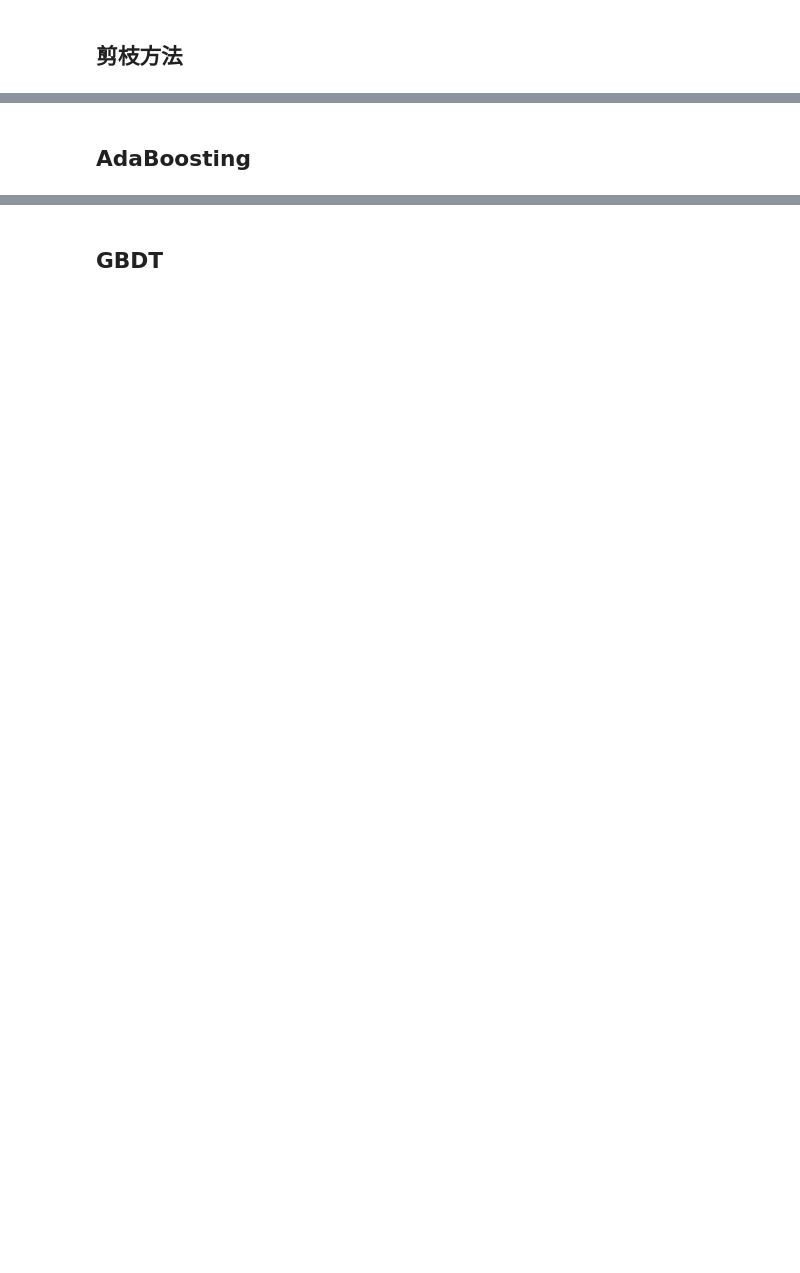
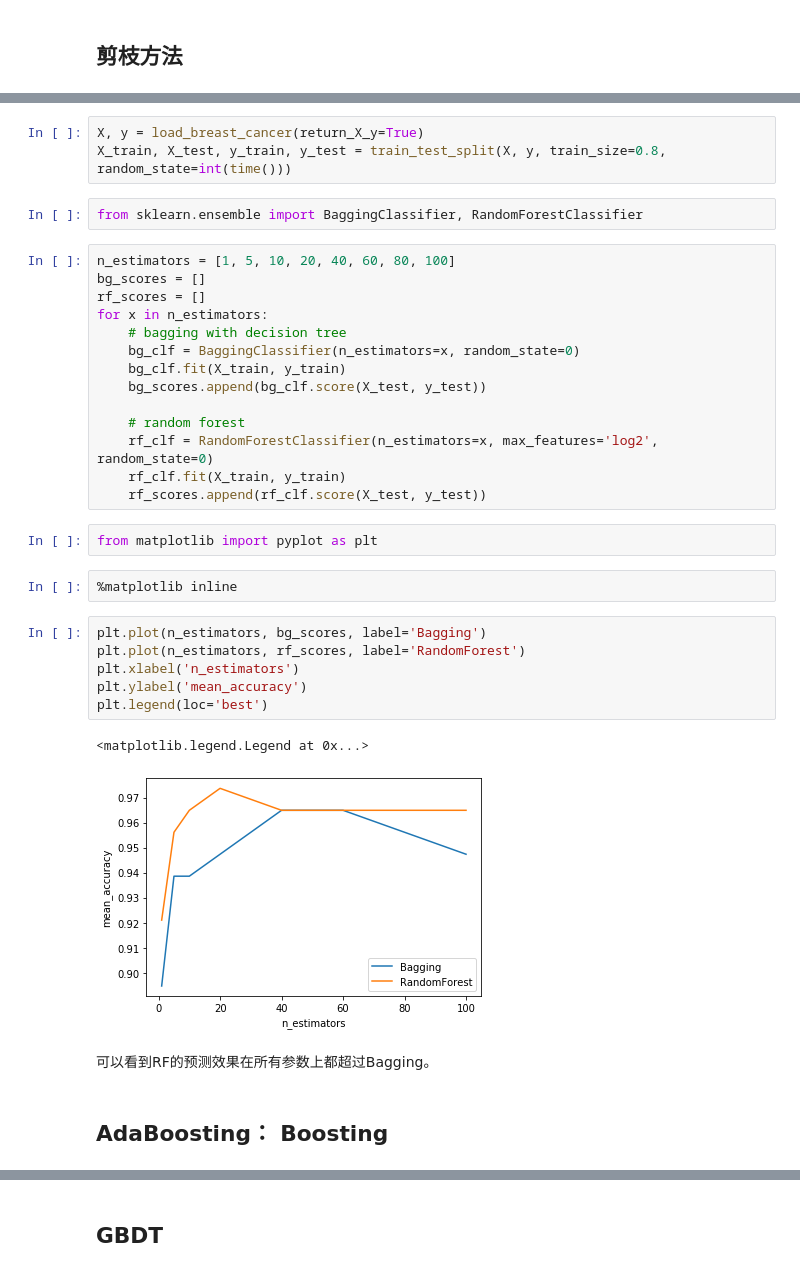
Before and after one commit to yangqinj/Note, a Jupyter notebook: MachineLearning/机器学习问题汇总.ipynb, the cells around one changed output, grey strips where cells are left out. Drawn from its saved outputs; the diff is of its cells as text; blank space fills up the shorter version.

Commit message:
add sklearn experiments and questions

```diff
--- a/MachineLearning/机器学习问题汇总.ipynb
+++ b/MachineLearning/机器学习问题汇总.ipynb
@@ -217,2 +400,36 @@ L1正则化的曲线往往与误差等高线交于坐标轴,使得参数为0,从
+# %%
+X, y = load_breast_cancer(return_X_y=True)
+X_train, X_test, y_train, y_test = train_test_split(X, y, train_size=0.8, random_state=int(time()))
+# %%
+from sklearn.ensemble import BaggingClassifier, RandomForestClassifier
+# %%
+n_estimators = [1, 5, 10, 20, 40, 60, 80, 100]
+bg_scores = []
+rf_scores = []
+for x in n_estimators:
+    # bagging with decision tree
+    bg_clf = BaggingClassifier(n_estimators=x, random_state=0)
+    bg_clf.fit(X_train, y_train)
+    bg_scores.append(bg_clf.score(X_test, y_test))
+
+    # random forest
+    rf_clf = RandomForestClassifier(n_estimators=x, max_features='log2', random_state=0)
+    rf_clf.fit(X_train, y_train)
+    rf_scores.append(rf_clf.score(X_test, y_test))
+# %%
+from matplotlib import pyplot as plt
+# %%
+%matplotlib inline
+# %%
+plt.plot(n_estimators, bg_scores, label='Bagging')
+plt.plot(n_estimators, rf_scores, label='RandomForest')
+plt.xlabel('n_estimators')
+plt.ylabel('mean_accuracy')
+plt.legend(loc='best')
+# %% [output]
+<matplotlib.legend.Legend at 0x...>
+[figure, added]
+# %% [markdown]
+可以看到RF的预测效果在所有参数上都超过Bagging。
 # %% [markdown]
-## AdaBoosting
+## AdaBoosting： Boosting
```
Also changed, not shown: parts of 89 cells of this notebook.
